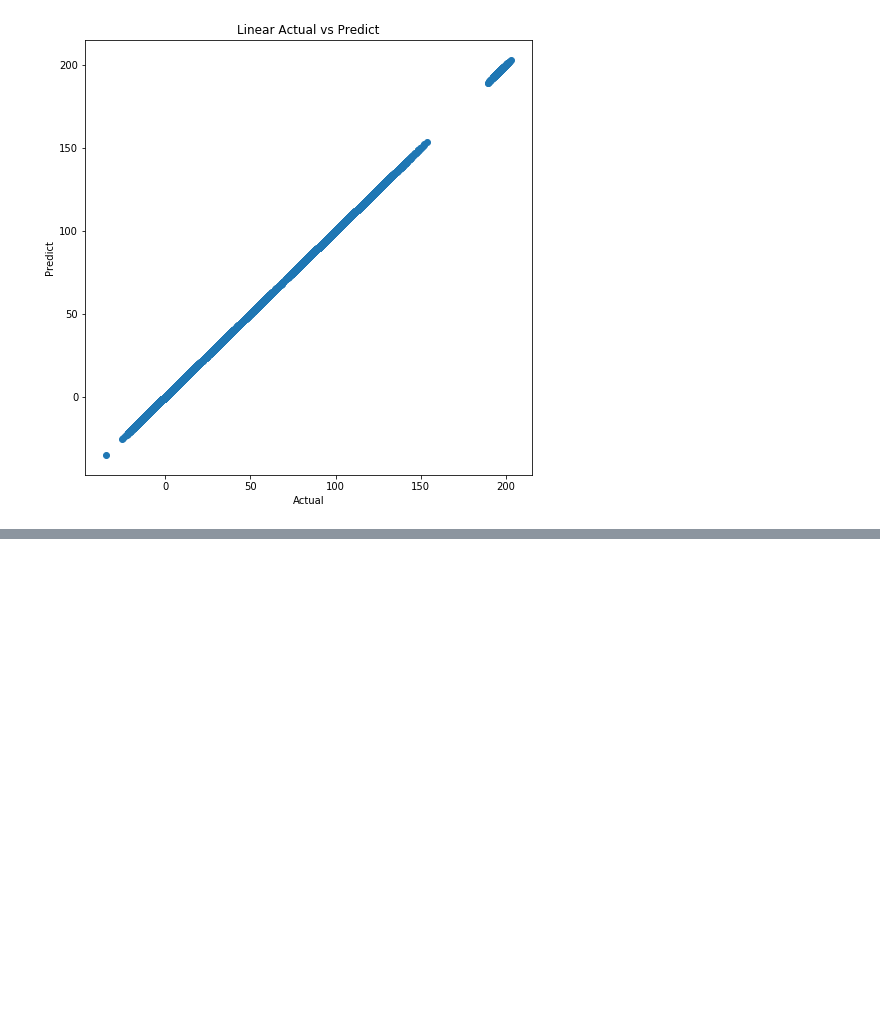
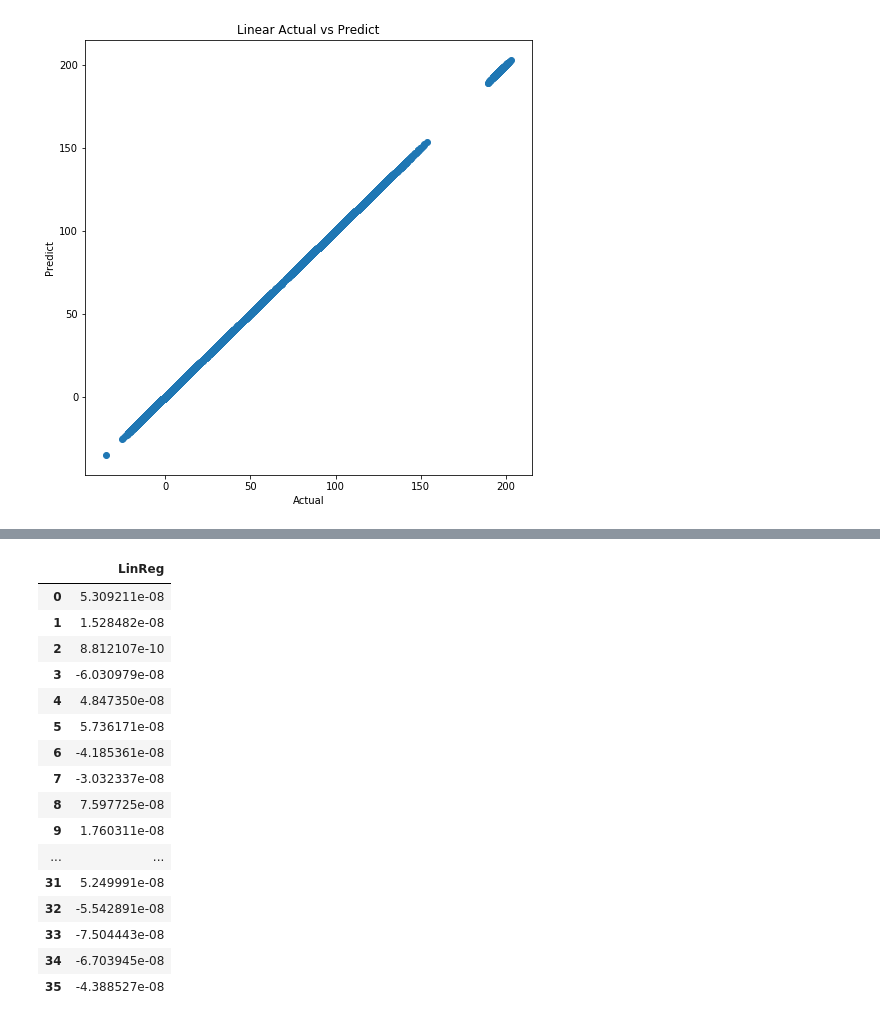
Before and after one commit to imamun93/Molecular_Properties, a Jupyter notebook: RidgeLasso.ipynb, the cells around one changed output, grey strips where cells are left out. Saved outputs shown, nothing was run; the diff lists cells and outputs as text; code cells hidden in the pictures; blank space fills up the shorter version.

```diff
--- a/RidgeLasso.ipynb
+++ b/RidgeLasso.ipynb
@@ -198,0 +236,24 @@ ax.set(xlabel="Actual", ylabel="Predict");
+# %%
+linseries=pd.Series(linlist)
+linseries=linseries.apply(pd.Series).stack().reset_index(drop=True)
+linseries= linseries.rename('LinReg')
+lindf= pd.DataFrame(linseries)
+lindf
+# %% [output]
+|  | LinReg |
+| 0 | 5.309211e-08 |
+| 1 | 1.528482e-08 |
+| 2 | 8.812107e-10 |
+| 3 | -6.030979e-08 |
+| 4 | 4.847350e-08 |
+| 5 | 5.736171e-08 |
+| 6 | -4.185361e-08 |
+| 7 | -3.032337e-08 |
+| 8 | 7.597725e-08 |
+| 9 | 1.760311e-08 |
+| ... | ... |
+| 31 | 5.249991e-08 |
+| 32 | -5.542891e-08 |
+| 33 | -7.504443e-08 |
+| 34 | -6.703945e-08 |
+| 35 | -4.388527e-08 |
```
Also changed, not shown: parts of 6 cells of this notebook.
